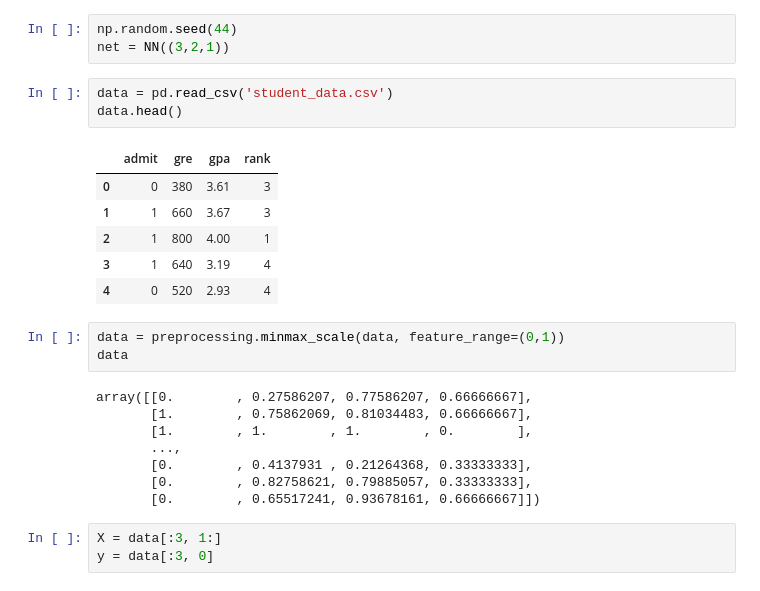
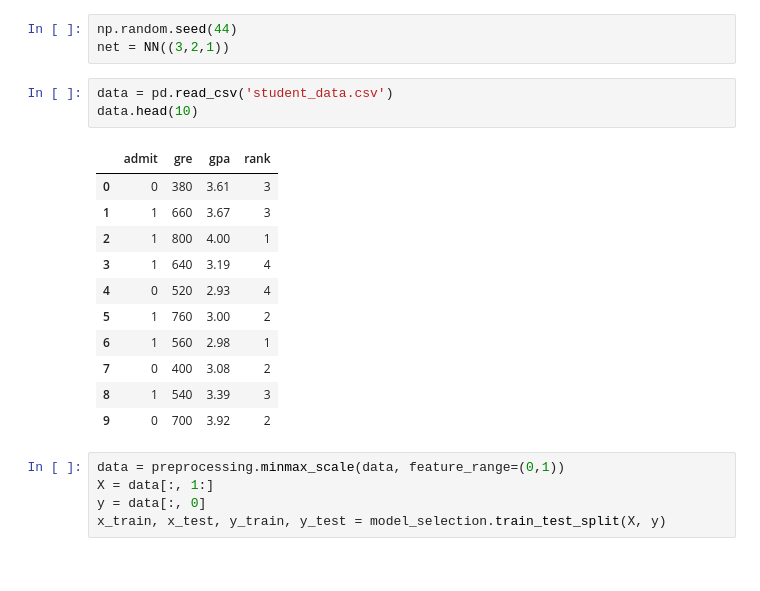
Before and after one commit to wcneill/ml-from-scratch, a Jupyter notebook: neural-networks-deep-learning/nn.ipynb, the cells around one changed output. Cells and saved outputs as stored; diff of their text form.

```diff
--- a/neural-networks-deep-learning/nn.ipynb
+++ b/neural-networks-deep-learning/nn.ipynb
@@ -145,25 +147,21 @@ np.random.seed(44)
 net = NN((3,2,1))
 # %%
 data = pd.read_csv('student_data.csv')
-data.head()
+data.head(10)
 # %% [output]
 |  | admit | gre | gpa | rank |
 | 0 | 0 | 380 | 3.61 | 3 |
 | 1 | 1 | 660 | 3.67 | 3 |
 | 2 | 1 | 800 | 4.00 | 1 |
 | 3 | 1 | 640 | 3.19 | 4 |
 | 4 | 0 | 520 | 2.93 | 4 |
+| 5 | 1 | 760 | 3.00 | 2 |
+| 6 | 1 | 560 | 2.98 | 1 |
+| 7 | 0 | 400 | 3.08 | 2 |
+| 8 | 1 | 540 | 3.39 | 3 |
+| 9 | 0 | 700 | 3.92 | 2 |
 # %%
 data = preprocessing.minmax_scale(data, feature_range=(0,1))
-data
+X = data[:, 1:]
+y = data[:, 0]
+x_train, x_test, y_train, y_test = model_selection.train_test_split(X, y)
-# %% [output]
-array([[0.        , 0.27586207, 0.77586207, 0.66666667],
-       [1.        , 0.75862069, 0.81034483, 0.66666667],
-       [1.        , 1.        , 1.        , 0.        ],
-       ...,
-       [0.        , 0.4137931 , 0.21264368, 0.33333333],
-       [0.        , 0.82758621, 0.79885057, 0.33333333],
-       [0.        , 0.65517241, 0.93678161, 0.66666667]])
-# %%
-X = data[:3, 1:]
-y = data[:3, 0]
```
Also changed, not shown: parts of 11 cells of this notebook, 1 other file.
